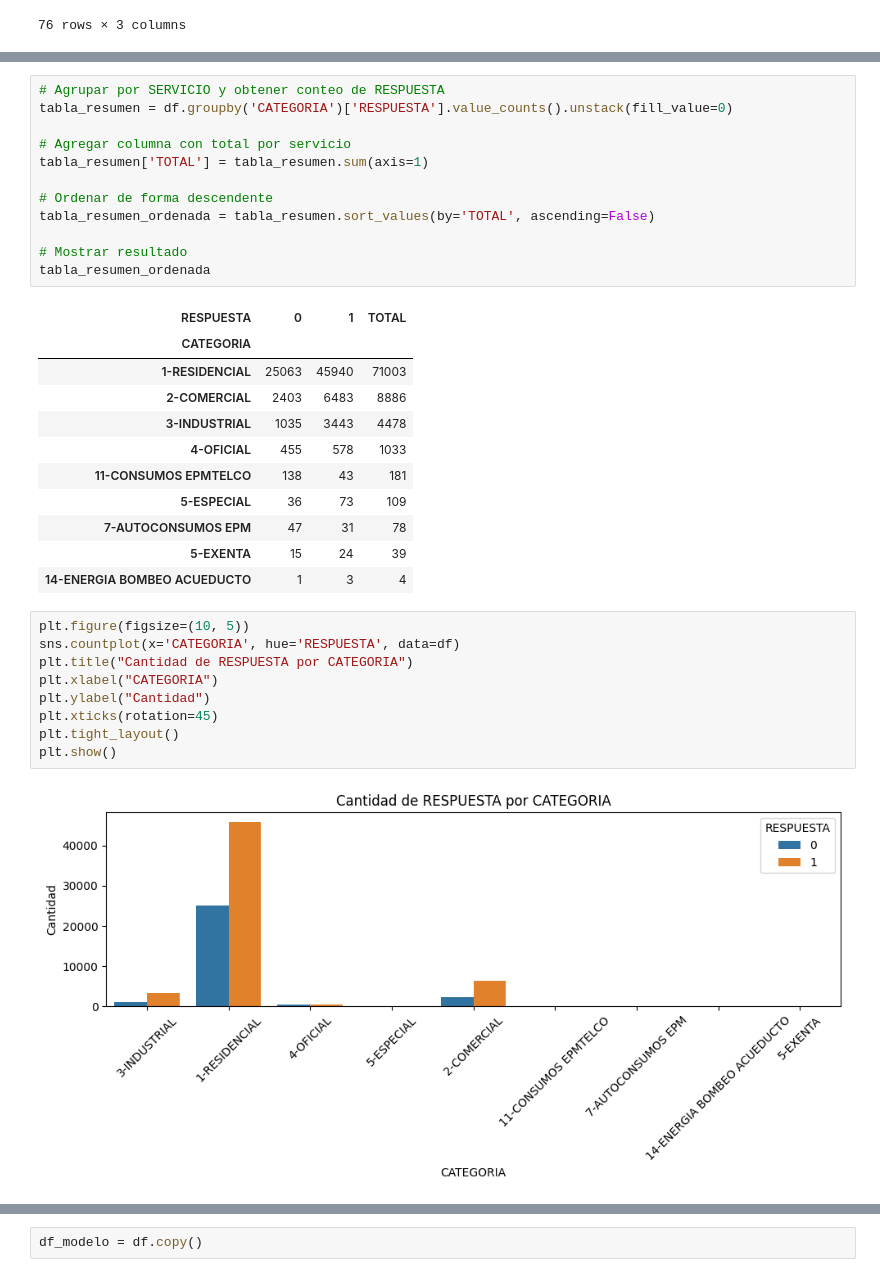
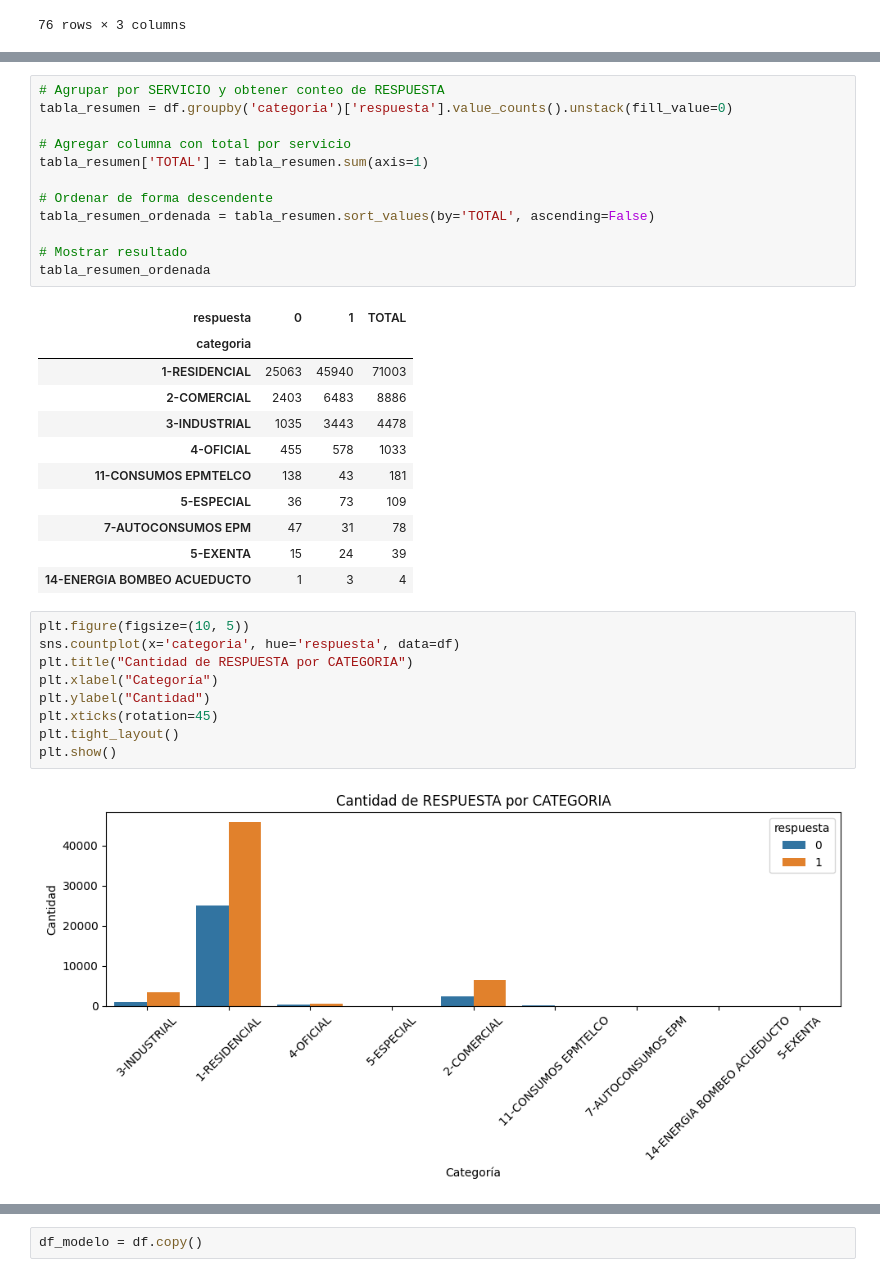
Before and after one commit to andreess891/Proyecto1_UdeM, a Jupyter notebook: Proyecto.ipynb, the cells around one changed output, grey strips where cells are left out. Saved outputs shown, nothing was run; the diff lists cells and outputs as text.

```diff
--- a/Proyecto.ipynb
+++ b/Proyecto.ipynb
@@ -227,6 +259,6 @@ plt.show()
 # %%
 # Agrupar por SERVICIO y obtener conteo de RESPUESTA
-tabla_resumen = df.groupby('CATEGORIA')['RESPUESTA'].value_counts().unstack(fill_value=0)
+tabla_resumen = df.groupby('categoria')['respuesta'].value_counts().unstack(fill_value=0)
 
 # Agregar columna con total por servicio
 tabla_resumen['TOTAL'] = tabla_resumen.sum(axis=1)
@@ -237,8 +269,8 @@ tabla_resumen_ordenada = tabla_resumen.sort_values(by='TOTAL', ascending=False)
 # Mostrar resultado
 tabla_resumen_ordenada
 # %% [output]
-| RESPUESTA | 0 | 1 | TOTAL |
-| CATEGORIA |  |  |  |
+| respuesta | 0 | 1 | TOTAL |
+| categoria |  |  |  |
 | 1-RESIDENCIAL | 25063 | 45940 | 71003 |
 | 2-COMERCIAL | 2403 | 6483 | 8886 |
 | 3-INDUSTRIAL | 1035 | 3443 | 4478 |
@@ -250,12 +282,12 @@ tabla_resumen_ordenada
 | 14-ENERGIA BOMBEO ACUEDUCTO | 1 | 3 | 4 |
 # %%
 plt.figure(figsize=(10, 5))
-sns.countplot(x='CATEGORIA', hue='RESPUESTA', data=df)
+sns.countplot(x='categoria', hue='respuesta', data=df)
 plt.title("Cantidad de RESPUESTA por CATEGORIA")
-plt.xlabel("CATEGORIA")
+plt.xlabel("Categoría")
 plt.ylabel("Cantidad")
 plt.xticks(rotation=45)
 plt.tight_layout()
 plt.show()
 # %% [output]
-[figure, old version]
+[figure, new version]
```
Also changed, not shown: parts of 20 cells of this notebook.
